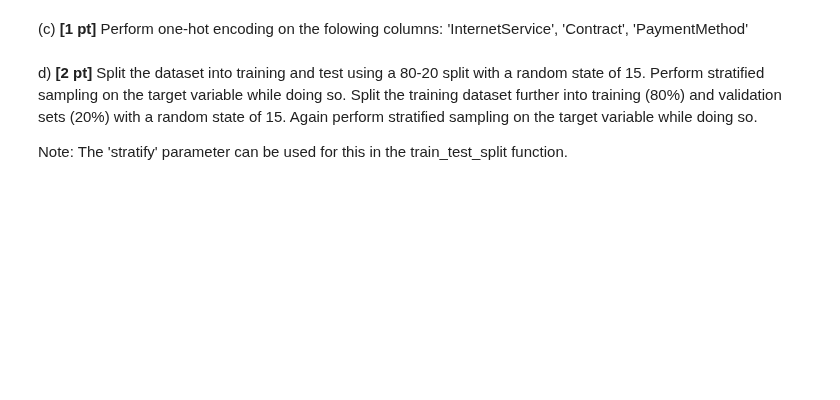
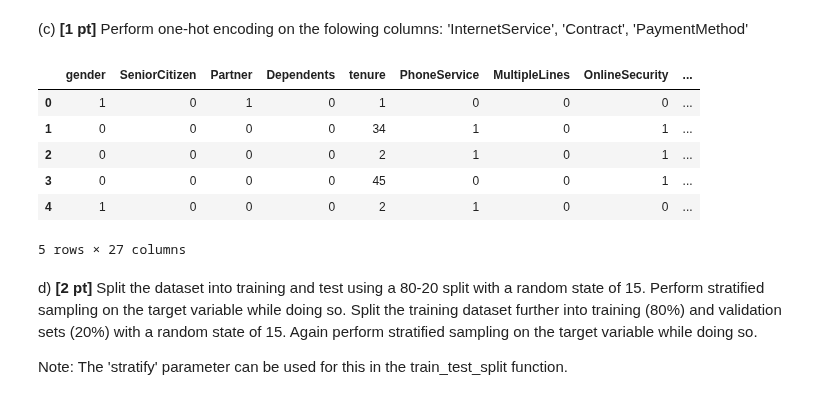
Before and after one commit to psinha25/ece381-aml, a Jupyter notebook: hw4/HW-4.ipynb, the cells around one changed output. Saved outputs shown, nothing was run; the diff lists cells and outputs as text; code cells hidden in the pictures; blank space fills up the shorter version.

```diff
--- a/hw4/HW-4.ipynb
+++ b/hw4/HW-4.ipynb
@@ -440,10 +498,25 @@ yes_no_columns = ['Partner','Dependents','PhoneService','MultipleLines','OnlineS
 # %%
 # One hot encoding for categorical columns
 # Name your final dataframe df 2
+## CODE HERE ##
+def one_hot_encode(df_orig, feature):
+    dummies = pd.get_dummies(df_orig[[feature]])
+    df_final = pd.concat([df_orig, dummies], axis=1)
+    df_final = df_final.drop([feature], axis=1)
+    return df_final
 
-## CODE HERE ##
-
-df2 = None
+df2 = df
+for column in ['InternetService', 'Contract', 'PaymentMethod']:
+    df2 = one_hot_encode(df2, column)
+df2.head()
+# %% [output]
+|  | gender | SeniorCitizen | Partner | Dependents | tenure | PhoneService | MultipleLines | OnlineSecurity | ... |
+| 0 | 1 | 0 | 1 | 0 | 1 | 0 | 0 | 0 | ... |
+| 1 | 0 | 0 | 0 | 0 | 34 | 1 | 0 | 1 | ... |
+| 2 | 0 | 0 | 0 | 0 | 2 | 1 | 0 | 1 | ... |
+| 3 | 0 | 0 | 0 | 0 | 45 | 0 | 0 | 1 | ... |
+| 4 | 1 | 0 | 0 | 0 | 2 | 1 | 0 | 0 | ... |
+5 rows × 27 columns
 # %%
 # Scaling
 cols_to_scale = ['tenure','MonthlyCharges','TotalCharges']
```
Also changed, not shown: parts of 7 cells of this notebook.
